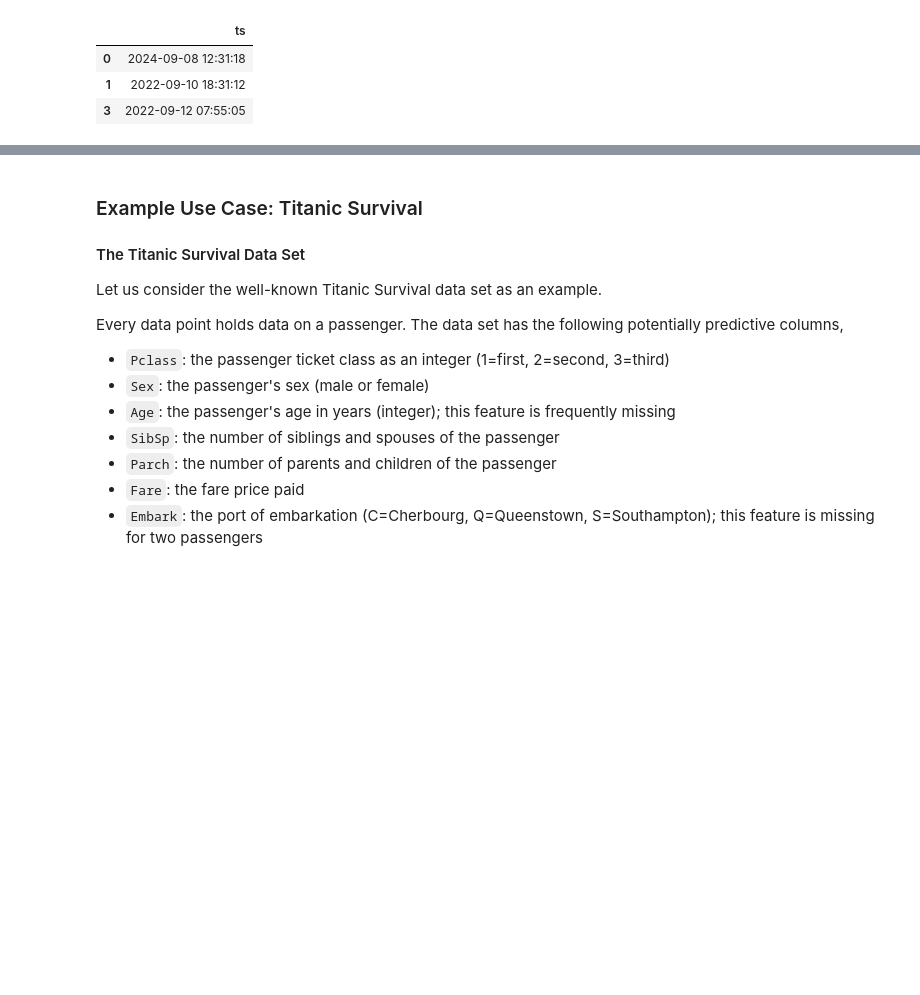
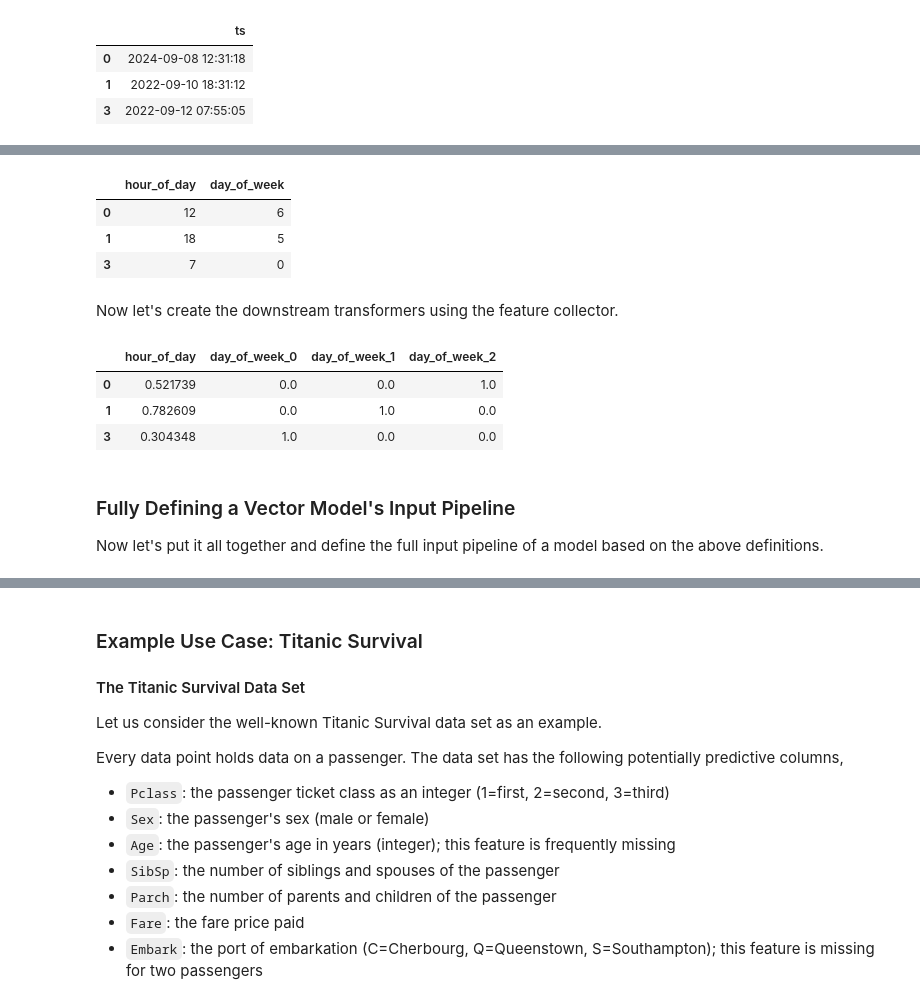
Before and after one commit to oraios/sensAI, a Jupyter notebook: docs/1-supervised-learning/1-vector-models.ipynb, the cells around one changed output, grey strips where cells are left out. Drawn from its saved outputs; the diff is of its cells as text; code cells hidden in the pictures; blank space fills up the shorter version.

```diff
--- a/docs/1-supervised-learning/1-vector-models.ipynb
+++ b/docs/1-supervised-learning/1-vector-models.ipynb
@@ -230,0 +312,13 @@ Allow features to be referenced by name, facilitating composable models.
+# %%
+from sensai.data_transformation.dft import DFTNormalisation
+from sensai.data_transformation.sklearn_transformer import SkLearnTransformerFactoryFactory
+
+
+class FeatureGeneratorHourOfDay(sensai.featuregen.RuleBasedFeatureGenerator):
+    def __init__(self):
+        super().__init__(normalisation_rule_template=DFTNormalisation.RuleTemplate(
+            transformer_factory=SkLearnTransformerFactoryFactory.ManualScaler(scale=1/23)))
+
+    def _generate(self, df: pd.DataFrame, ctx=None) -> pd.DataFrame:
+        hour_series = df["ts"].apply(lambda t: t.hour)
+        return pd.DataFrame({"hour_of_day": hour_series}, index=df.index)
@@ -230,0 +339,14 @@ Allow features to be referenced by name, facilitating composable models.
+# %%
+from sensai.data_transformation.dft import DFTOneHotEncoder
+
+
+class FeatureGeneratorDayOfWeek(sensai.featuregen.feature_generator.FeatureGeneratorMapColumn):
+    def __init__(self):
+        super().__init__(input_col_name="ts", feature_col_name="day_of_week", categorical_feature_names=["day_of_week"])
+
+    def _create_value(self, ts: pd.Timestamp):
+        return ts.day_of_week
+
+
+fg_day = FeatureGeneratorDayOfWeek()
+DFTOneHotEncoder(fg_day.get_categorical_feature_name_regex()).fit_apply(fg_day.generate(transformed_df))
@@ -230,0 +365,29 @@ Allow features to be referenced by name, facilitating composable models.
+# %%
+feature_collector = sensai.featuregen.FeatureCollector(
+    FeatureGeneratorHourOfDay(), FeatureGeneratorDayOfWeek())
+
+multi_feature_gen = feature_collector.create_multi_feature_generator()
+features_df = multi_feature_gen.generate(transformed_df)
+features_df
+# %% [output]
+|  | hour_of_day | day_of_week |
+| 0 | 12 | 6 |
+| 1 | 18 | 5 |
+| 3 | 7 | 0 |
+# %% [markdown]
+Now let's create the downstream transformers using the feature collector.
+# %%
+dft_one_hot_encoder = feature_collector.create_dft_one_hot_encoder()
+dft_normalisation = feature_collector.create_dft_normalisation()
+
+feature_transformer = dft_one_hot_encoder.chain(dft_normalisation)
+feature_transformer.fit_apply(features_df)
+# %% [output]
+|  | hour_of_day | day_of_week_0 | day_of_week_1 | day_of_week_2 |
+| 0 | 0.521739 | 0.0 | 0.0 | 1.0 |
+| 1 | 0.782609 | 0.0 | 1.0 | 0.0 |
+| 3 | 0.304348 | 1.0 | 0.0 | 0.0 |
+# %% [markdown]
+### Fully Defining a Vector Model's Input Pipeline
+
+Now let's put it all together and define the full input pipeline of a model based on the above definitions.
```
Also changed, not shown: parts of 64 cells of this notebook, 1 other file.
